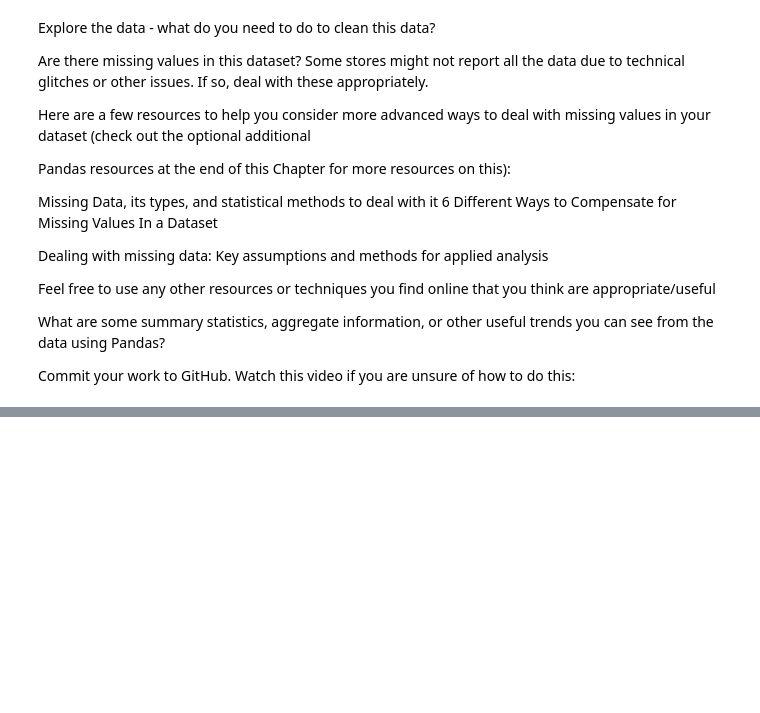
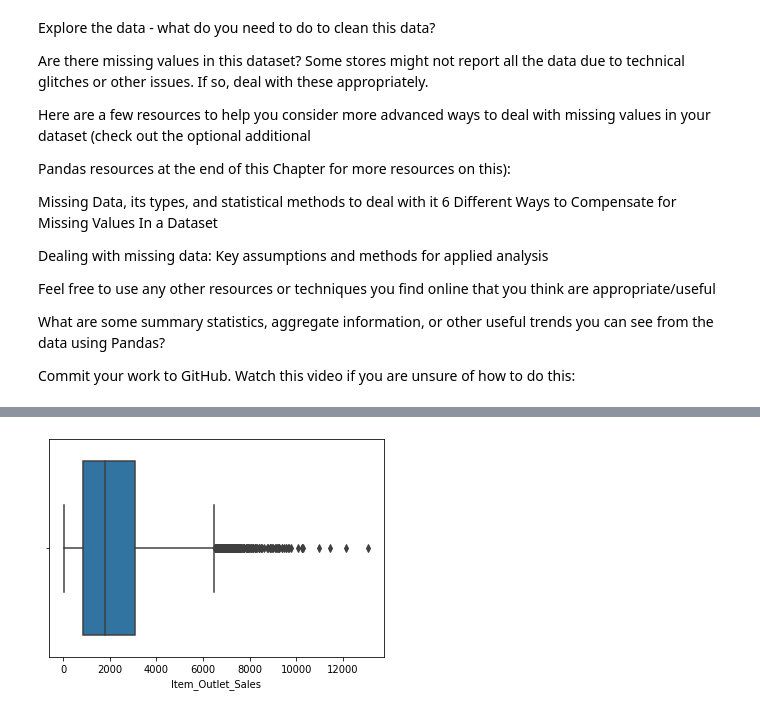
Before and after one commit to datguy7/Placeholder, a Jupyter notebook: Carter_Project_1.ipynb, the cells around one changed output, grey strips where cells are left out. Saved outputs shown, nothing was run; the diff lists cells and outputs as text; code cells hidden in the pictures; blank space fills up the shorter version.

```diff
--- a/Carter_Project_1.ipynb
+++ b/Carter_Project_1.ipynb
@@ -74,0 +176,5 @@ memory usage: 799.2+ KB
+# %%
+sb.boxplot(x = sales['Item_Outlet_Sales']);
+#plt.scatter(sales[''])
+# %% [output]
+[figure, added]
```
Also changed, not shown: parts of 41 cells of this notebook.
